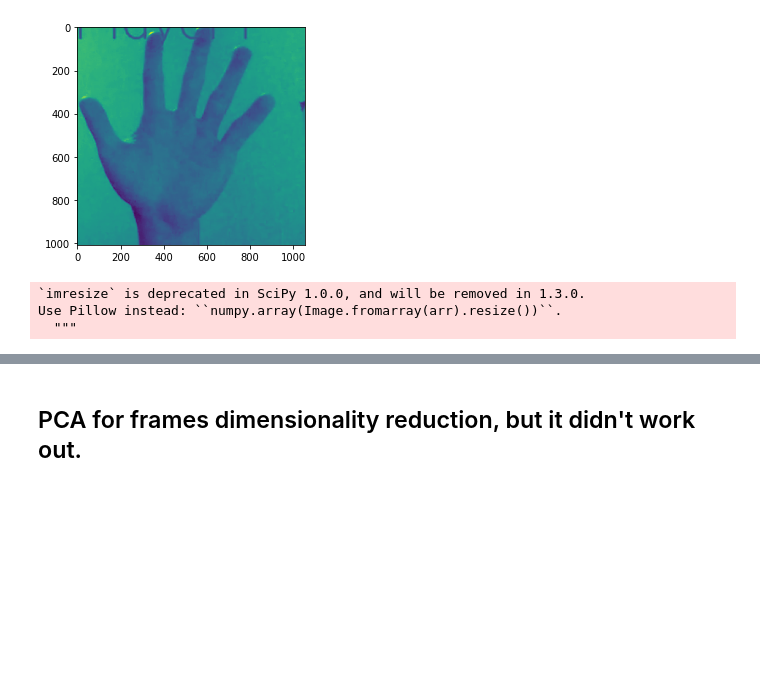
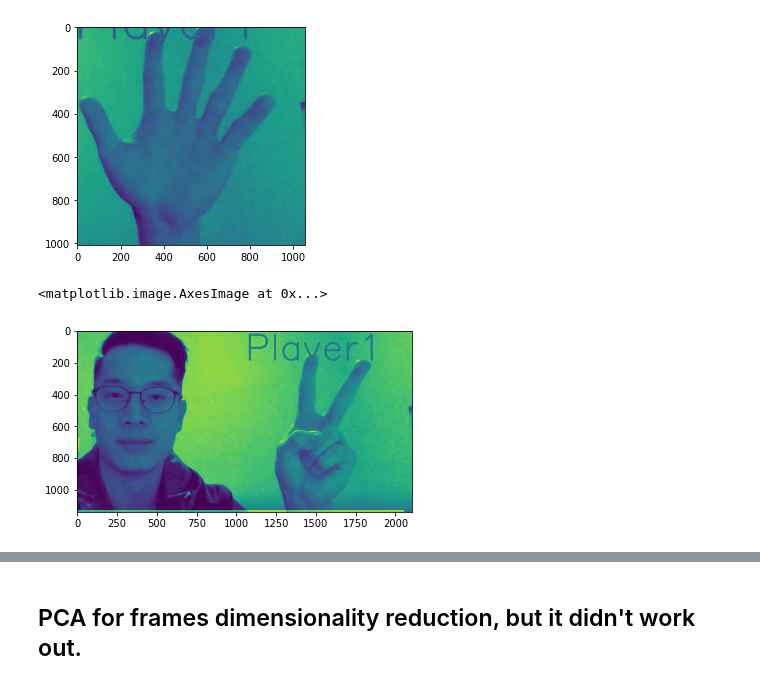
Before and after one commit to lev1khachatryan/ASDS_CV, a Jupyter notebook: Homeworks/Homework_1/Homework_1_conv_responses.ipynb, the cells around one changed output, grey strips where cells are left out. Saved outputs shown, nothing was run; the diff lists cells and outputs as text; code cells hidden in the pictures; blank space fills up the shorter version.

```diff
--- a/Homeworks/Homework_1/Homework_1_conv_responses.ipynb
+++ b/Homeworks/Homework_1/Homework_1_conv_responses.ipynb
@@ -168,15 +168,18 @@ plt.imshow(frames_gr[18][130:, 1050:])
 # for frame in frames_gr:
 #     plt.imshow(frame[t:, l:])
 #     plt.show()
+# %%
+plt.imshow(frames_gr[0])
+# %% [output]
+<matplotlib.image.AxesImage at 0x...>
+[figure, added]
 # %%
 from scipy import ndimage, misc
 frames_gr_minimized = []
 
 for frame in tqdm(frames_gr):
-    frames_gr_minimized.append(misc.imresize(frame, (128, 128)))
+#     plt.imshow(resize(frame, (int(frame.shape[0] / 4), int(frame.shape[1] / 4)), anti_aliasing=True))
+    frames_gr_minimized.append(resize(frame, (int(frame.shape[0] / 8), int(frame.shape[1] / 8)), anti_aliasing=True))
+#     frames_gr_minimized.append(misc.imresize(frame, (128, 128)))
 #     frames_gr_minimized.append(misc.imresize(frame[t:, l:], (128, 128)))
-# %% [output]
-`imresize` is deprecated in SciPy 1.0.0, and will be removed in 1.3.0.
-Use Pillow instead: ``numpy.array(Image.fromarray(arr).resize())``.
-  """
 # %%
```
Also changed, not shown: parts of 13 cells of this notebook.
